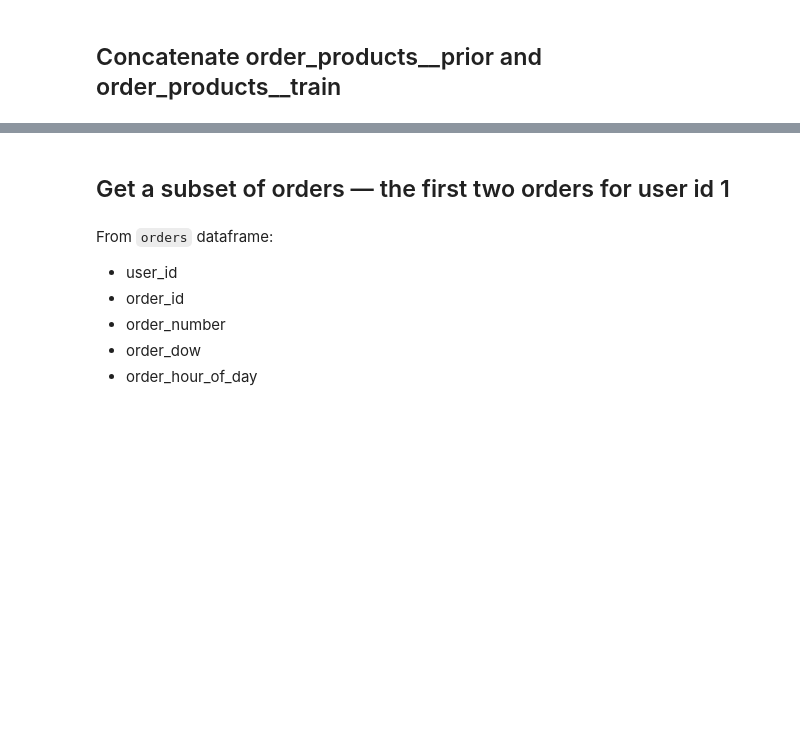
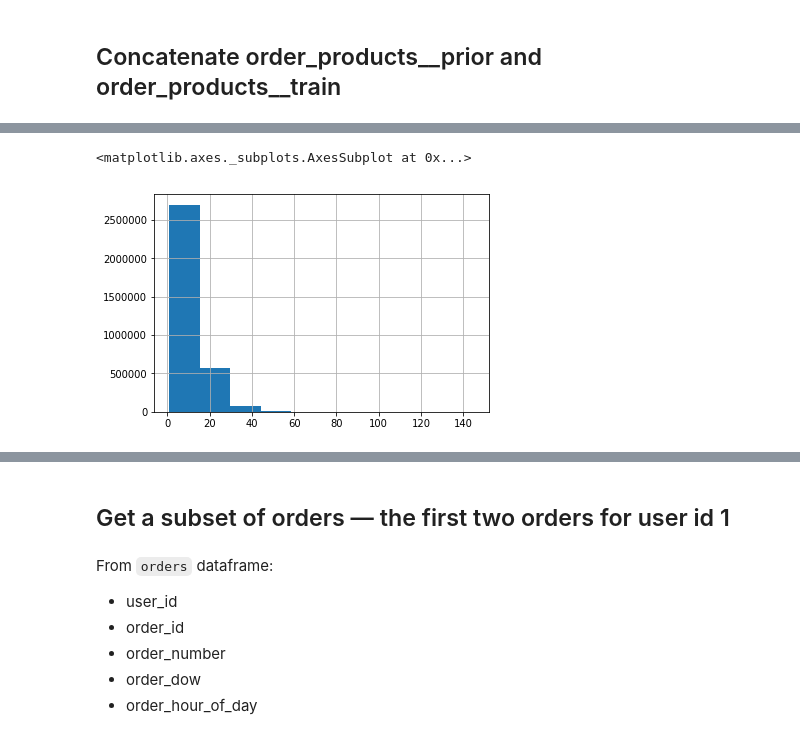
Before and after one commit to bloominstituteoftechnology/DS-Unit-1-Sprint-2-Data-Wrangling-and-Storytelling, a Jupyter notebook: module1-join-and-reshape-data/LS_DS_121_Join_and_Reshape_Data.ipynb, the cells around one changed output, grey strips where cells are left out. Cells and saved outputs as stored; diff of their text form; code cells hidden in the pictures; blank space fills up the shorter version.

```diff
--- a/module1-join-and-reshape-data/LS_DS_121_Join_and_Reshape_Data.ipynb
+++ b/module1-join-and-reshape-data/LS_DS_121_Join_and_Reshape_Data.ipynb
@@ -115,0 +210,3 @@ For each CSV
+# %%
+order_products__prior = pd.read_csv('order_products__prior.csv')
+order_products__prior.head()
@@ -116,2 +230,5 @@ For each CSV
 # %% [markdown]
 ### order_products__train
+# %%
+order_products__train = pd.read_csv('order_products__train.csv')
+order_products__train.head()
@@ -122,2 +289,5 @@ For each CSV
 # %% [markdown]
 ## Concatenate order_products__prior and order_products__train
+# %%
+order_products = pd.concat([order_products__prior, order_products__train])
+order_products.shape
@@ -123,0 +328,4 @@ For each CSV
+# %%
+# assign groups to a variable
+grouped_orders = order_products.groupby('order_id')
+grouped_orders
@@ -123,0 +387,6 @@ For each CSV
+# %%
+# what number of bins to use in our histograme. Lets look at it
+grouped_orders['product_id'].count().hist()
+# %% [output]
+<matplotlib.axes._subplots.AxesSubplot at 0x...>
+[figure, added]
```
Also changed, not shown: parts of 96 cells of this notebook.
